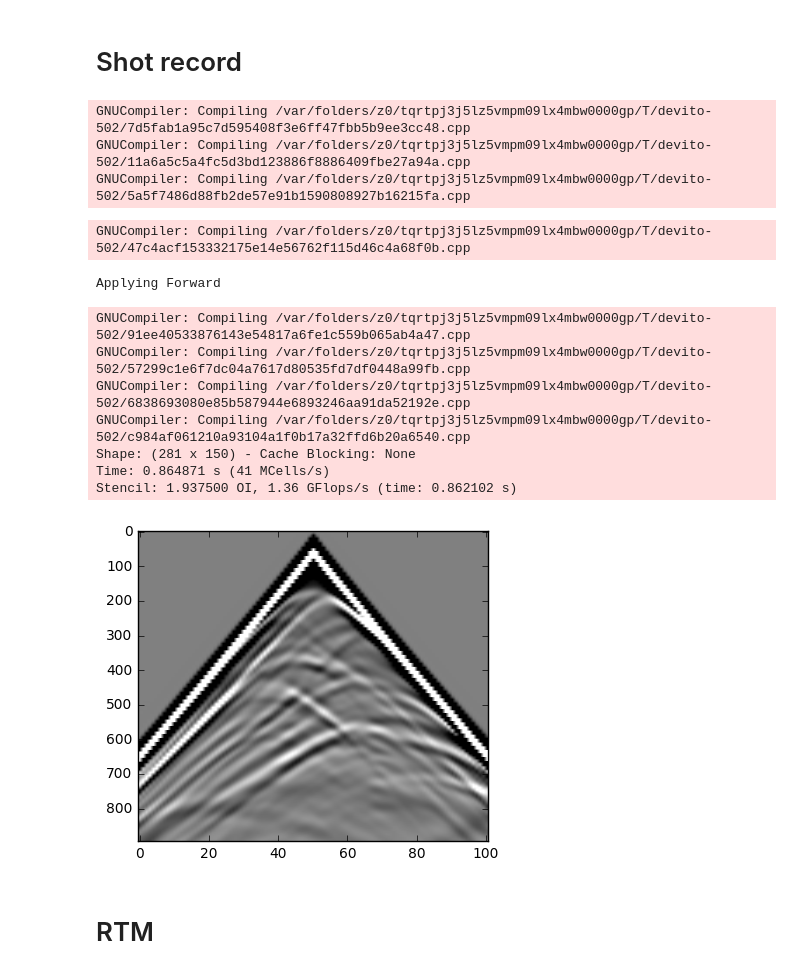
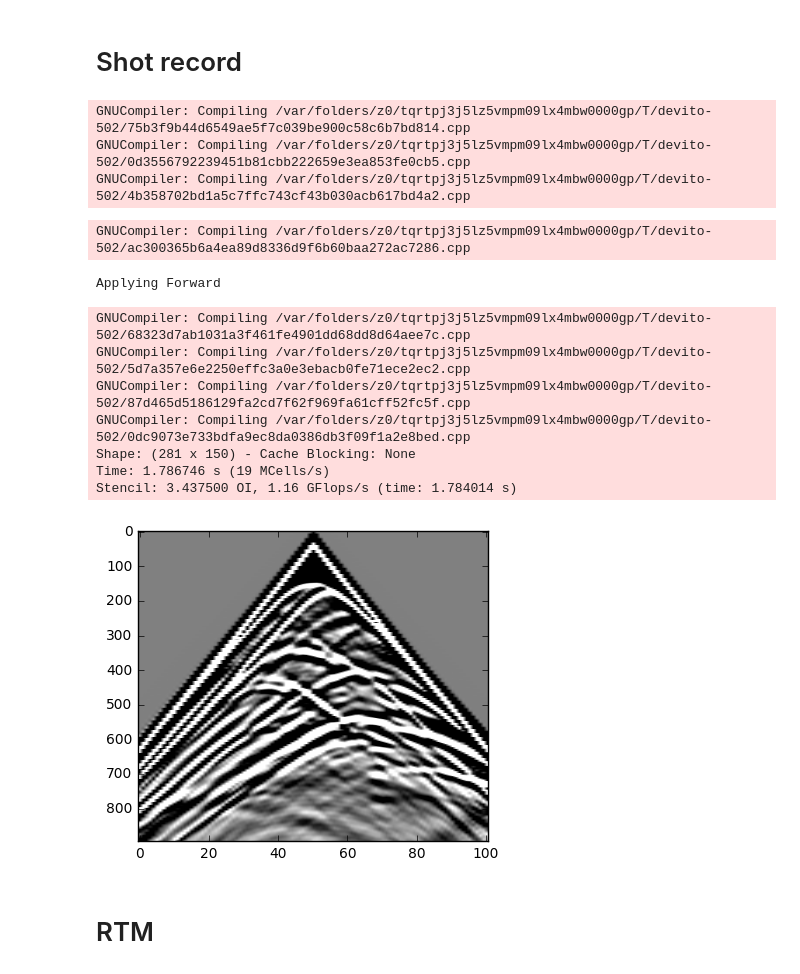
Before and after one commit to xiaocenxiaocen/devito, a Jupyter notebook: examples/acoustic/RTM_example.ipynb, the cells around one changed output. Drawn from its saved outputs; the diff is of its cells as text; code cells hidden in the pictures.

```diff
--- a/examples/acoustic/RTM_example.ipynb
+++ b/examples/acoustic/RTM_example.ipynb
@@ -81,7 +81,7 @@ def source(t, f0):
 # Define seismic data.
 data = IShot()
 
-f0 = .010
+f0 = .015
 dt = model.get_critical_dt()
 t0 = 0.0
 tn = 1500
@@ -102,31 +102,31 @@ data.set_shape(nt, 101)
 # %% [markdown]
 # Shot record
 # %%
-Acoustic = Acoustic_cg(model, data, t_order=2, s_order=4)
+Acoustic = Acoustic_cg(model, data, t_order=2, s_order=10)
 # %% [output]
-GNUCompiler: Compiling /var/folders/z0/tqrtpj3j5lz5vmpm09lx4mbw0000gp/T/devito-502/7d5fab1a95c7d595408f3e6ff47fbb5b9ee3cc48.cpp
-GNUCompiler: Compiling /var/folders/z0/tqrtpj3j5lz5vmpm09lx4mbw0000gp/T/devito-502/11a6a5c5a4fc5d3bd123886f8886409fbe27a94a.cpp
-GNUCompiler: Compiling /var/folders/z0/tqrtpj3j5lz5vmpm09lx4mbw0000gp/T/devito-502/5a5f7486d88fb2de57e91b1590808927b16215fa.cpp
+GNUCompiler: Compiling /var/folders/z0/tqrtpj3j5lz5vmpm09lx4mbw0000gp/T/devito-502/75b3f9b44d6549ae5f7c039be900c58c6b7bd814.cpp
+GNUCompiler: Compiling /var/folders/z0/tqrtpj3j5lz5vmpm09lx4mbw0000gp/T/devito-502/0d3556792239451b81cbb222659e3ea853fe0cb5.cpp
+GNUCompiler: Compiling /var/folders/z0/tqrtpj3j5lz5vmpm09lx4mbw0000gp/T/devito-502/4b358702bd1a5c7ffc743cf43b030acb617bd4a2.cpp
 # %%
 print("Applying Forward")
 rec, u, gflopss, oi, timings = Acoustic.Forward(save=False, cse=True)
 # %% [output]
-GNUCompiler: Compiling /var/folders/z0/tqrtpj3j5lz5vmpm09lx4mbw0000gp/T/devito-502/47c4acf153332175e14e56762f115d46c4a68f0b.cpp
+GNUCompiler: Compiling /var/folders/z0/tqrtpj3j5lz5vmpm09lx4mbw0000gp/T/devito-502/ac300365b6a4ea89d8336d9f6b60baa272ac7286.cpp
 Applying Forward
-GNUCompiler: Compiling /var/folders/z0/tqrtpj3j5lz5vmpm09lx4mbw0000gp/T/devito-502/91ee40533876143e54817a6fe1c559b065ab4a47.cpp
-GNUCompiler: Compiling /var/folders/z0/tqrtpj3j5lz5vmpm09lx4mbw0000gp/T/devito-502/57299c1e6f7dc04a7617d80535fd7df0448a99fb.cpp
-GNUCompiler: Compiling /var/folders/z0/tqrtpj3j5lz5vmpm09lx4mbw0000gp/T/devito-502/6838693080e85b587944e6893246aa91da52192e.cpp
-GNUCompiler: Compiling /var/folders/z0/tqrtpj3j5lz5vmpm09lx4mbw0000gp/T/devito-502/c984af061210a93104a1f0b17a32ffd6b20a6540.cpp
+GNUCompiler: Compiling /var/folders/z0/tqrtpj3j5lz5vmpm09lx4mbw0000gp/T/devito-502/68323d7ab1031a3f461fe4901dd68dd8d64aee7c.cpp
+GNUCompiler: Compiling /var/folders/z0/tqrtpj3j5lz5vmpm09lx4mbw0000gp/T/devito-502/5d7a357e6e2250effc3a0e3ebacb0fe71ece2ec2.cpp
+GNUCompiler: Compiling /var/folders/z0/tqrtpj3j5lz5vmpm09lx4mbw0000gp/T/devito-502/87d465d5186129fa2cd7f62f969fa61cff52fc5f.cpp
+GNUCompiler: Compiling /var/folders/z0/tqrtpj3j5lz5vmpm09lx4mbw0000gp/T/devito-502/0dc9073e733bdfa9ec8da0386db3f09f1a2e8bed.cpp
 Shape: (281 x 150) - Cache Blocking: None
-Time: 0.864871 s (41 MCells/s)
-Stencil: 1.937500 OI, 1.36 GFlops/s (time: 0.862102 s)
+Time: 1.786746 s (19 MCells/s)
+Stencil: 3.437500 OI, 1.16 GFlops/s (time: 1.784014 s)
 # %%
 # Shot record
 fig3 = plt.figure()
-l = plt.imshow(rec, vmin=-1, vmax=1, aspect=.1, cmap=cm.gray)
+l = plt.imshow(rec, vmin=-.1, vmax=.1, aspect=.1, cmap=cm.gray)
 plt.show()
 # %% [output]
-[figure, old version]
+[figure, new version]
 # %% [markdown]
 # RTM
 # %%
```
Also changed, not shown: parts of 7 cells of this notebook.
